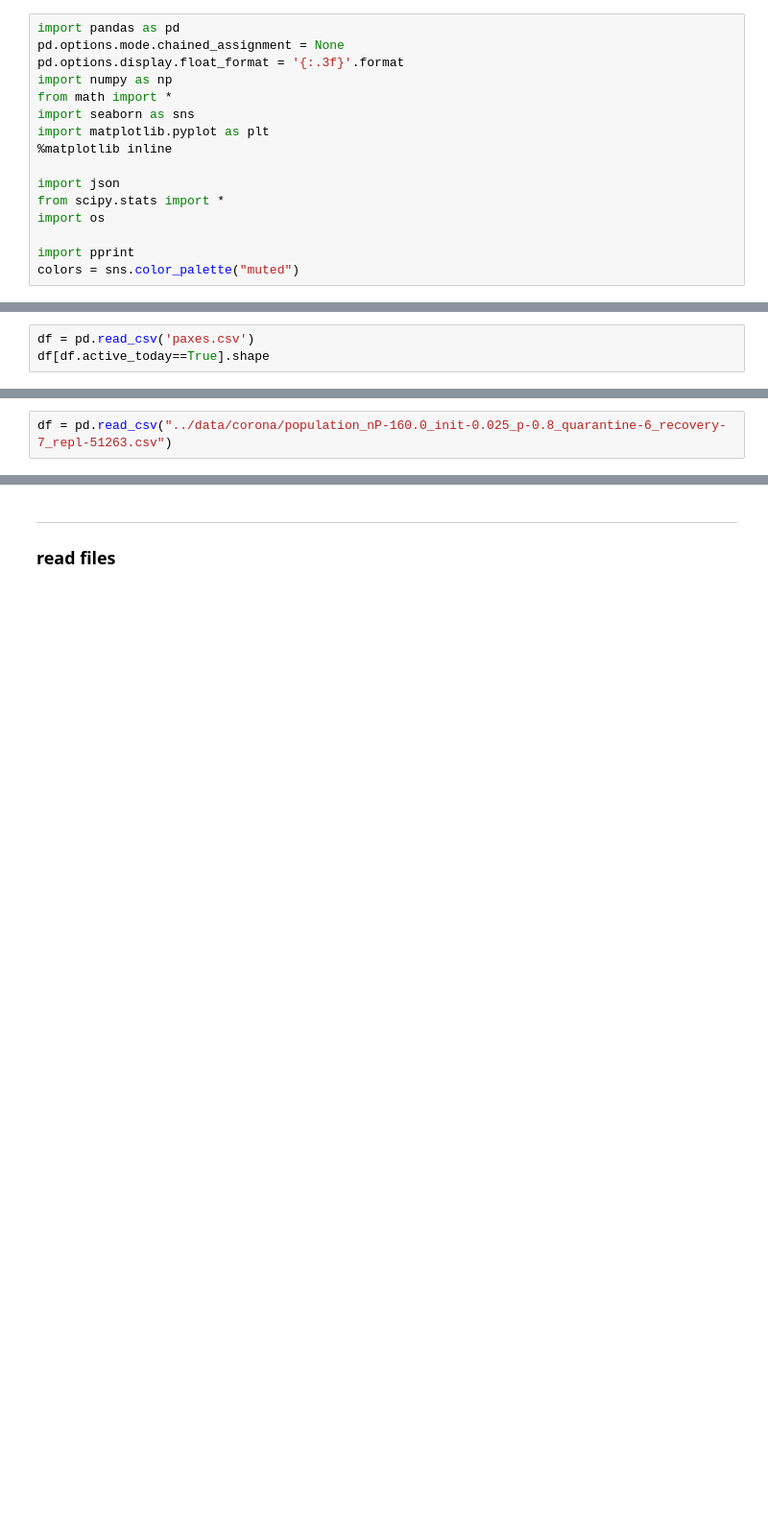
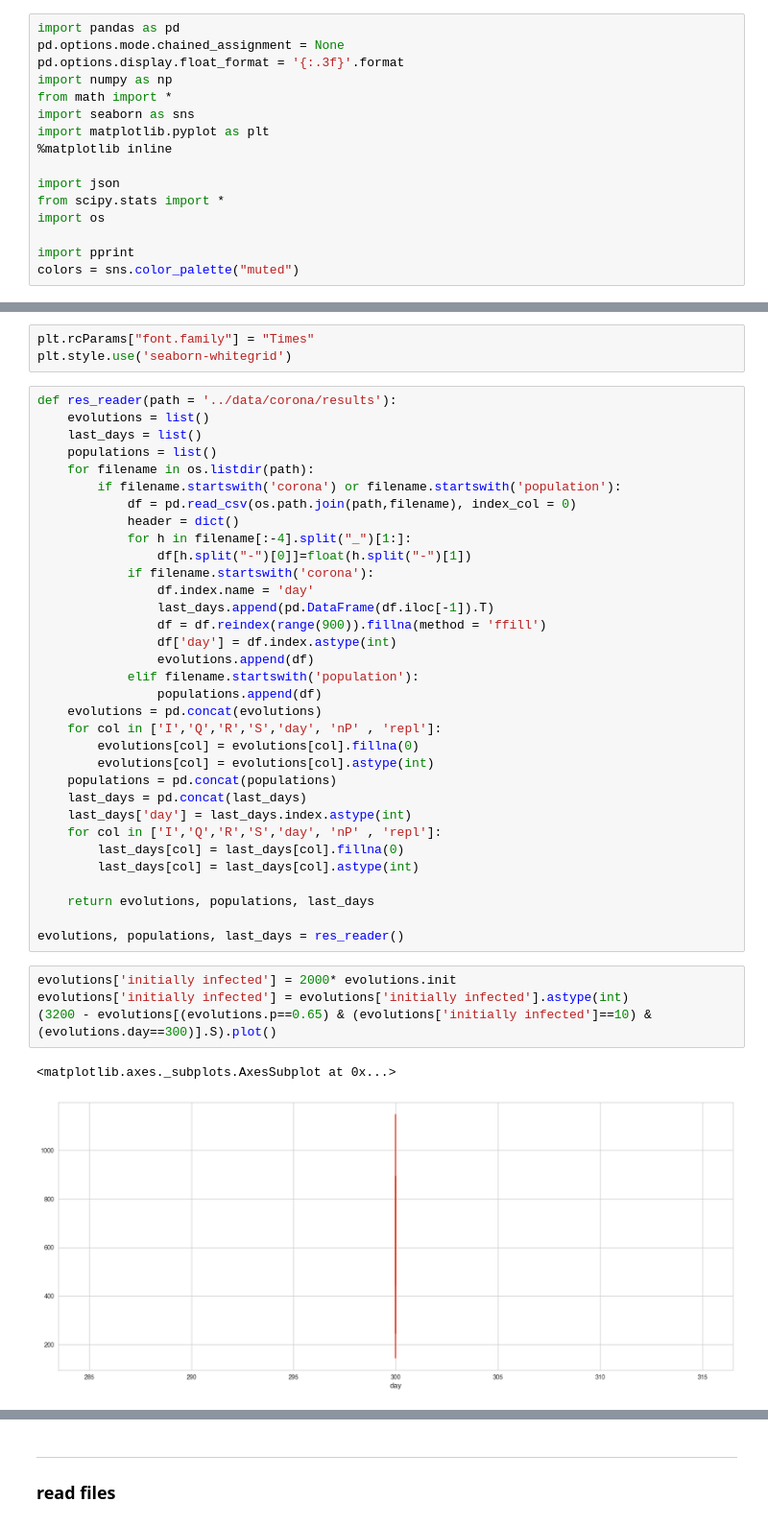
Before and after one commit to RafalKucharskiPK/ExMAS, a Jupyter notebook: ExMAS/spinoffs/corona_plots.ipynb, the cells around one changed output, grey strips where cells are left out. Shown at 96% size. Saved outputs shown, nothing was run; the diff lists cells and outputs as text; blank space fills up the shorter version.

```diff
--- a/ExMAS/spinoffs/corona_plots.ipynb
+++ b/ExMAS/spinoffs/corona_plots.ipynb
@@ -123,3 +21,0 @@ sns.swarmplot(x = 'p', y = 'rel_infected', hue = 'init', ax = axes[2], data = la
-# %%
-df = pd.read_csv('paxes.csv')
-df[df.active_today==True].shape
@@ -188,2 +21,0 @@ IndexError: index 28 is out of bounds for axis 0 with size 28
-# %%
-df = pd.read_csv("../data/corona/population_nP-160.0_init-0.025_p-0.8_quarantine-6_recovery-7_repl-51263.csv")
@@ -239,0 +27,43 @@ NameError: name 'pd' is not defined
+# %%
+plt.rcParams["font.family"] = "Times"
+plt.style.use('seaborn-whitegrid')
+# %%
+def res_reader(path = '../data/corona/results'):
+    evolutions = list()
+    last_days = list()
+    populations = list()
+    for filename in os.listdir(path):
+        if filename.startswith('corona') or filename.startswith('population'):
+            df = pd.read_csv(os.path.join(path,filename), index_col = 0)
+            header = dict()
+            for h in filename[:-4].split("_")[1:]:
+                df[h.split("-")[0]]=float(h.split("-")[1])
+            if filename.startswith('corona'):
+                df.index.name = 'day'
+                last_days.append(pd.DataFrame(df.iloc[-1]).T)
+                df = df.reindex(range(900)).fillna(method = 'ffill')
+                df['day'] = df.index.astype(int)
+                evolutions.append(df)
+            elif filename.startswith('population'):
+                populations.append(df)
+    evolutions = pd.concat(evolutions)
+    for col in ['I','Q','R','S','day', 'nP' , 'repl']:
+        evolutions[col] = evolutions[col].fillna(0)
+        evolutions[col] = evolutions[col].astype(int)
+    populations = pd.concat(populations)
+    last_days = pd.concat(last_days)
+    last_days['day'] = last_days.index.astype(int)
+    for col in ['I','Q','R','S','day', 'nP' , 'repl']:
+        last_days[col] = last_days[col].fillna(0)
+        last_days[col] = last_days[col].astype(int)
+
+    return evolutions, populations, last_days
+
+evolutions, populations, last_days = res_reader()
+# %%
+evolutions['initially infected'] = 2000* evolutions.init
+evolutions['initially infected'] = evolutions['initially infected'].astype(int)
+(3200 - evolutions[(evolutions.p==0.65) & (evolutions['initially infected']==10) & (evolutions.day==300)].S).plot()
+# %% [output]
+<matplotlib.axes._subplots.AxesSubplot at 0x...>
+[figure, added]
```
Also changed, not shown: parts of 56 cells of this notebook, 6 other files.
